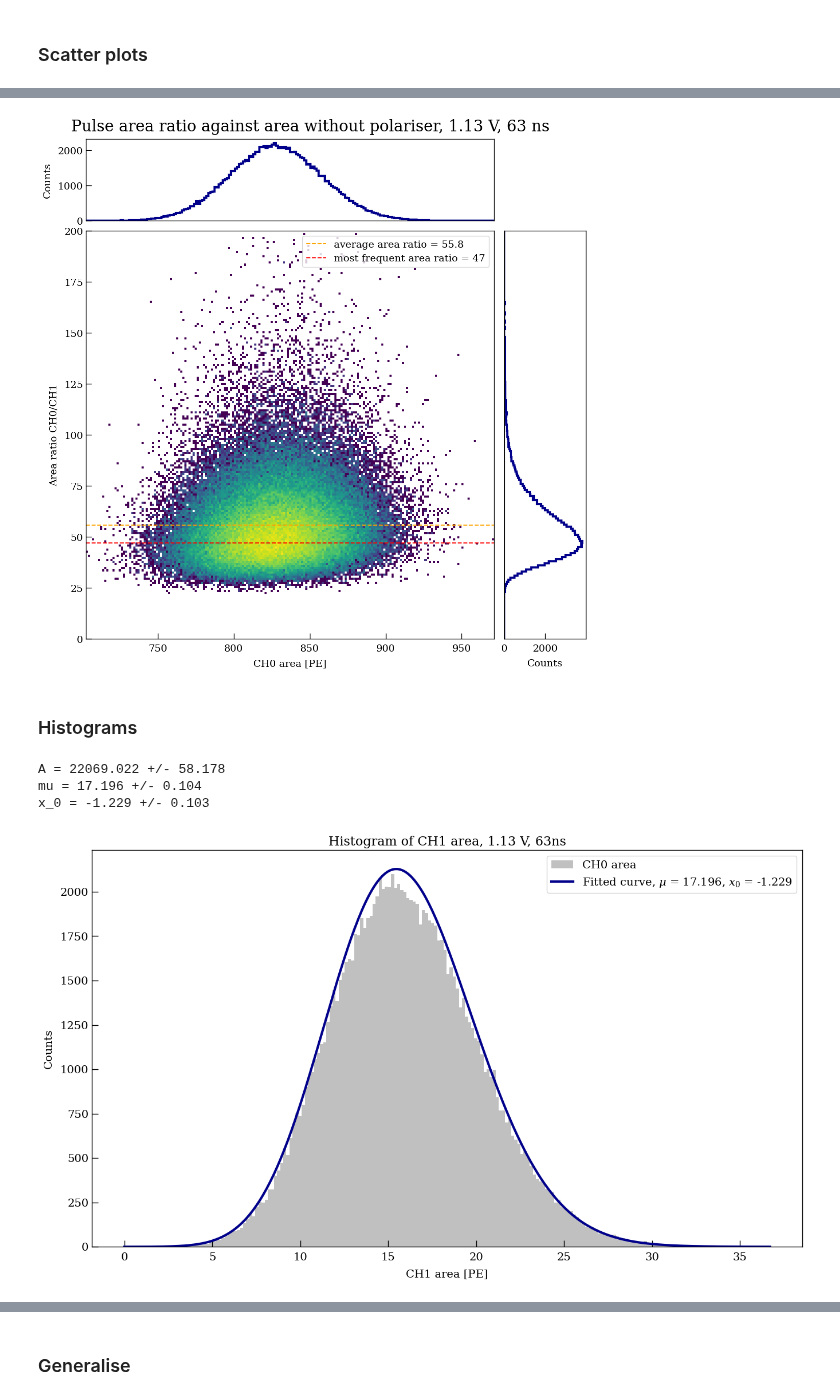
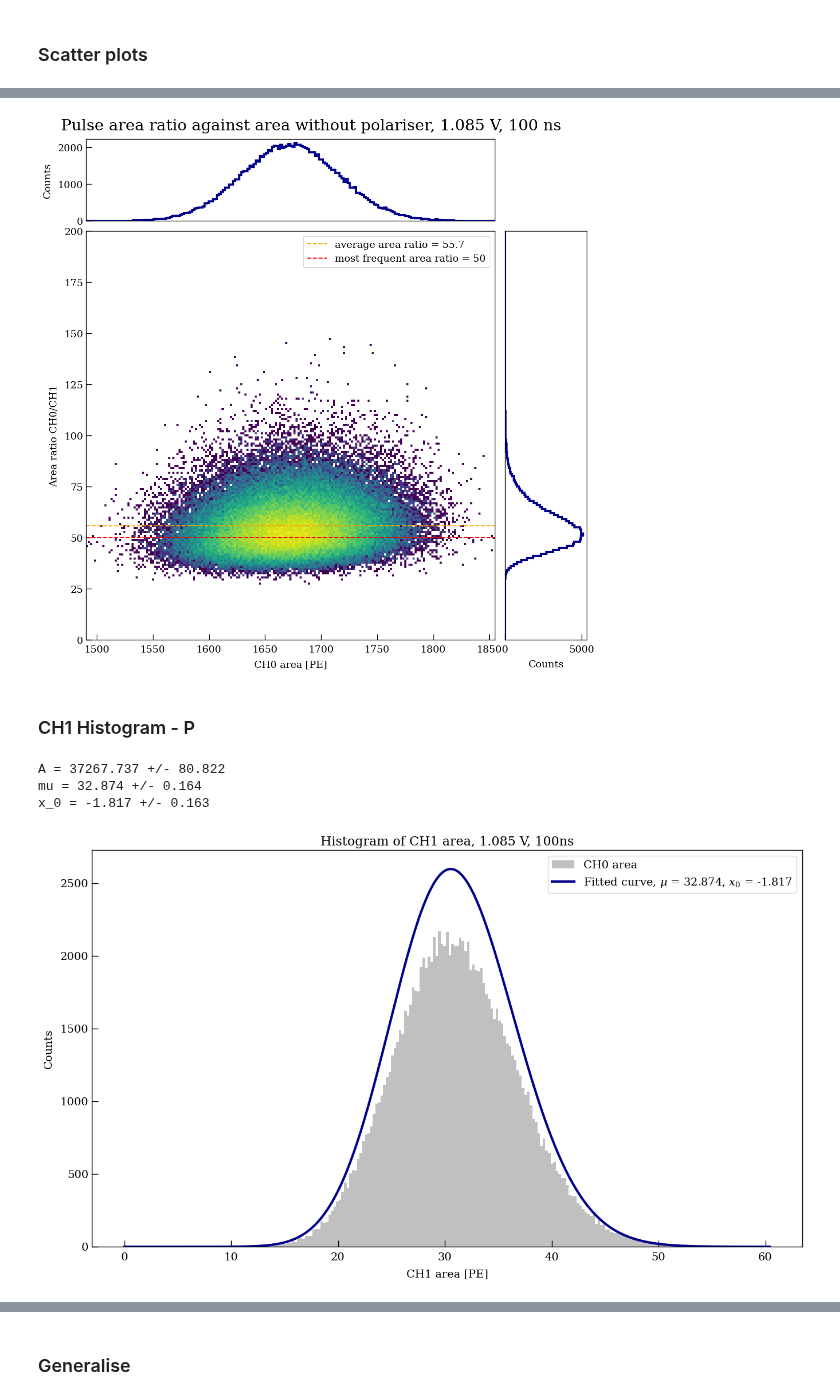
Before and after one commit to Westlake-University-Lsc-lab/RELICS_PMT_Data_Analysis, a Jupyter notebook: PolariserCheck/check_readout.ipynb, the cells around one changed output, grey strips where cells are left out. Cells and saved outputs as stored; diff of their text form; code cells hidden in the pictures.

```diff
--- a/PolariserCheck/check_readout.ipynb
+++ b/PolariserCheck/check_readout.ipynb
@@ -76,13 +76,14 @@ plt.rcParams.update(params)
 # %% [markdown]
 ### Load, process, examine and filter data
 # %%
-Date = 20240826
-V = 1.13
-T = 63
+Date = 20240829
+V = 1.085
+T = 100
 # %%
 path = "/mnt/data/PMT/R8520_406/"   ##### file path
 
-name = "LV2415_anodereadout_LV2414_dualreadout_"+str(Date)+"_LED_"+str(V)+"V_"+str(T)+"ns_400_ratio_run0"
+#name = "LV2415_anodereadout_LV2414_dualreadout_"+str(Date)+"_LED_"+str(V)+"V_"+str(T)+"ns_400_ratio_run0"
+name = "lv2415_anode_lv2414_dual_"+str(Date)+"_LED_"+str(V)+"V_"+str(T)+"ns_400_ratio_run0"
 filesnum = 1 ### number of files
 
 hdf5_filename = path + name + ".h5"
@@ -321,9 +327,9 @@ plt.suptitle('Pulse area ratio against area without polariser, '+str(V)+' V, '+s
 plt.savefig('./img/Pulse area ratio with and without polariser, '+str(V)+' V, '+str(T)+'ns.png',dpi=300)
 plt.show()
 # %% [output]
-[figure, old version]
+[figure, new version]
-# %% [markdown]
-### Histograms
+# %% [markdown]
+### CH1 Histogram - P
 # %%
 # Use numpy.hist() function to calculate histogram data
 ch1_hist,ch1_bin_edges = np.histogram(ch1_area,bins=200,range=(0,max(ch1_area)))
@@ -331,35 +337,35 @@ ch1_g = ch1_hist
 ch1_x = (ch1_bin_edges[:-1] + ch1_bin_edges[1:])/2
 
 # Define non-normalised Gaussian function
 def poisson_fit(x,A,mu,x_0):
   g = A * np.exp(-mu)*np.power(mu, (x-x_0))/factorial(x-x_0)
   return g
 
 # Curve fit the histgram data using curve_fit()
-ch1_popt,ch1_pcov = curve_fit(poisson_fit,ch1_x,ch1_g,p0=(1E4,6,0))
+ch1_popt,ch1_pcov = curve_fit(poisson_fit,ch1_x,ch1_g,p0=(1E5,20,0))
 ch1_perr = np.sqrt(np.diag(ch1_pcov))
 
 # Report the parameters
 print('A =', round(ch1_popt[0],3), '+/-', round(ch1_perr[0],3))
 print('mu =', round(ch1_popt[1],3), '+/-', round(ch1_perr[1],3))
 print('x_0 =', round(ch1_popt[2],3), '+/-', round(ch1_perr[2],3))
 
 # prepare for the fitted curve
 ch1_u = np.arange(0,max(ch1_area),0.1)
 ch1_v = poisson_fit(ch1_u,ch1_popt[0],ch1_popt[1],ch1_popt[2])
 
 plt.figure(figsize=(16,9))
 plt.title('Histogram of CH1 area, '+str(V)+' V, '+str(T)+'ns')
 plt.xlabel('CH1 area [PE]')
 plt.ylabel('Counts')
 plt.hist(ch1_area,bins=200,color='silver',label='CH0 area')
 plt.plot(ch1_u,ch1_v,color='darkblue',linewidth=3,
          label='Fitted curve, $\mu$ = '+str(round(ch1_popt[1],3))+', $x_0$ = '+str(round(ch1_popt[2],3)))
 plt.legend()
 plt.savefig('./img/Histogram of CH1 area, '+str(V)+' V, '+str(T)+'ns.png',dpi=300)
 plt.show()
 # %% [output]
-A = 22069.022 +/- 58.178
-mu = 17.196 +/- 0.104
-x_0 = -1.229 +/- 0.103
+A = 37267.737 +/- 80.822
+mu = 32.874 +/- 0.164
+x_0 = -1.817 +/- 0.163
-[figure, old version]
+[figure, new version]
```
Also changed, not shown: parts of 16 cells of this notebook.
